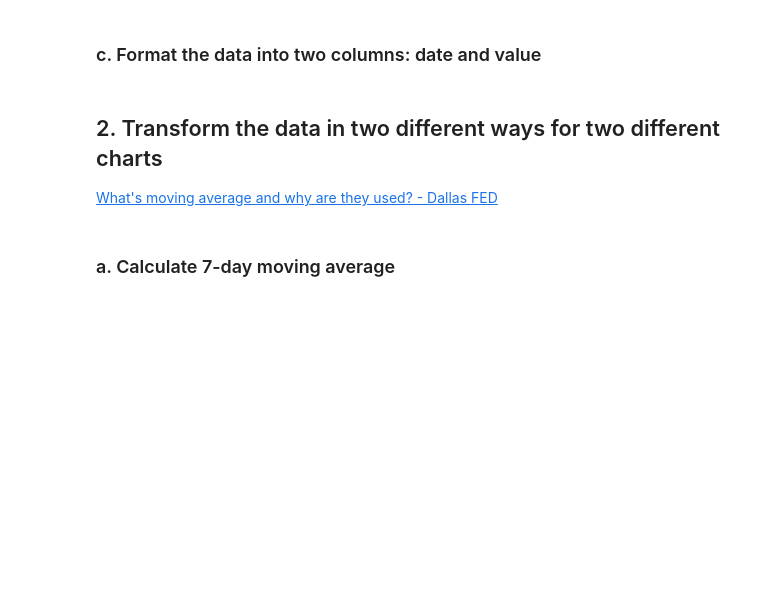
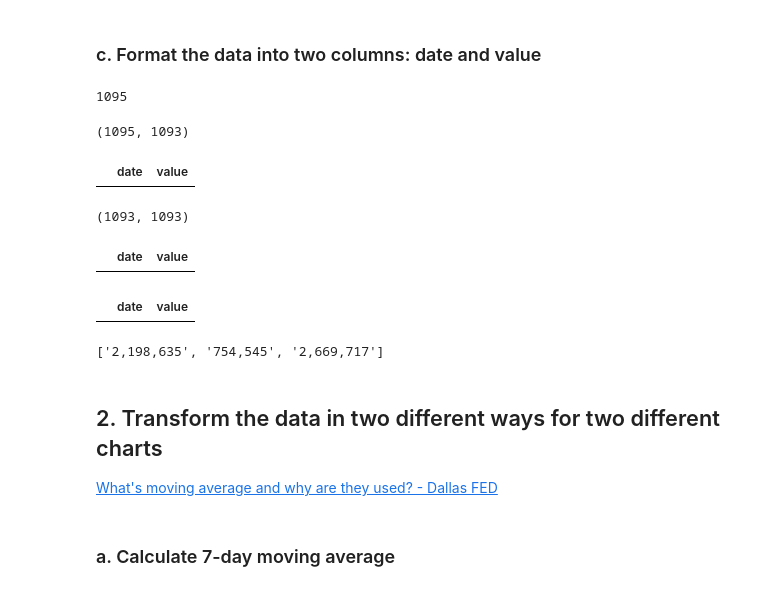
Before and after one commit to swatiyengar/lede-2021-data-module, a Jupyter notebook: submissions/05-classwork-data-transformations-tsa.ipynb, the cells around one changed output. Saved outputs shown, nothing was run; the diff lists cells and outputs as text; code cells hidden in the pictures; blank space fills up the shorter version.

```diff
--- a/submissions/05-classwork-data-transformations-tsa.ipynb
+++ b/submissions/05-classwork-data-transformations-tsa.ipynb
@@ -52,4 +98,11 @@ __Library reference__
 # %%
 # create a list of td tags inside each tr list
+tr_list = []
+for tr in trs:
+    tds = tr.find_all('td')
+    td_list = []
+    for td in tds:
+        td_list.append(td.text.strip())
+    tr_list.append(td_list)
 # %%
 # Check the length of the list and the first couple of items
@@ -65,21 +133,52 @@ def format_date(d, column_year):
 # but i want to separate text extraction from formatting
 passengers_per_day = []
 # for each tr
-
+for tr in tr_list:
     # we need to find dates for 2020 and 2019 and align them with the html table format
     # turn string into date object so we can perform datetime calculations on it
-
+    #print(tr)
+    #data is always in position 0
+    date_2021 = tr[0]
+    #print(type(date_2021)) #this is a string
+    date_2021 = datetime.strptime(tr[0], '%m/%d/%Y')
     # the date for 2020 will be 52 weeks before
-
+    date_2020 = date_2021 - timedelta(weeks = 52)
+    #check if days of the week line up...
     # the date for 2019 will be 104 weeks before
-
+    date_2019 = date_2021 - timedelta(weeks = 104)
+    #print(date_2021, date_2020, date_2019)
     # because the above is a repeatable process, how can move this to a function?
-
+    #print(tr[1:])
+    date_list  = [date_2021, date_2020, date_2019]
     # for each passenger column td_list[1:]
-
+    for (index, passenger_column) in enumerate(tr[1:]):
         # Create a new dictionary to populate with formatted date
         # index being the column that corresponds to the order of dates in the date_list above
-
+        daily_passengers = {
+            'date': date_list[index],
+            'value': passenger_column,
+        }
+        #print(daily_passengers)
+        passengers_per_day.append(daily_passengers)
         # if value does exist, change it to an integer (or else there will be an error on missing values)
 
             # add each newly created dictionary to passengers_per_day list
+# %%
+len(passengers_per_day)
+# %% [output]
+1095
+# %%
+# turn passengers_per_day into a DataFrame with "date" "value" columns
+tsa_df = pd.DataFrame(passengers_per_day)
+# %%
+# sort dates from latest to earliest
+tsa_df = tsa_df.sort_values('date', ascending= True)
+# %%
+len(tsa_df), len(tsa_df['date'].unique())
+#looks like there are duplicate dates somewhere
+# %% [output]
+(1095, 1093)
+# %%
+tsa_df[tsa_df.duplicated()]
+# %% [output]
+|  | date | value |
@@ -86,2 +188,18 @@ passengers_per_day = []
+# %%
+len(tsa_df), len(tsa_df['date'].unique())
+# %% [output]
+(1093, 1093)
+# %%
+#check out values column
+tsa_df[tsa_df['value'].isna()]
+# %% [output]
+|  | date | value |
+# %%
+tsa_df[tsa_df['value'] == 0]
+# %% [output]
+|  | date | value |
 # %%
 # print(tr_list[0][1:])
+print(tr_list[0][1:])
+# %% [output]
+['2,198,635', '754,545', '2,669,717']
```
Also changed, not shown: parts of 16 cells of this notebook, 1 other file.
